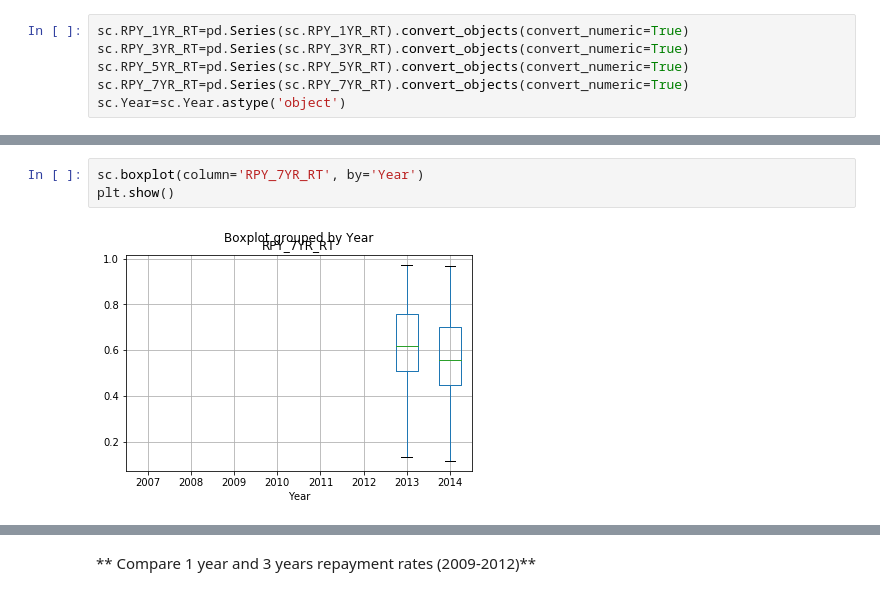
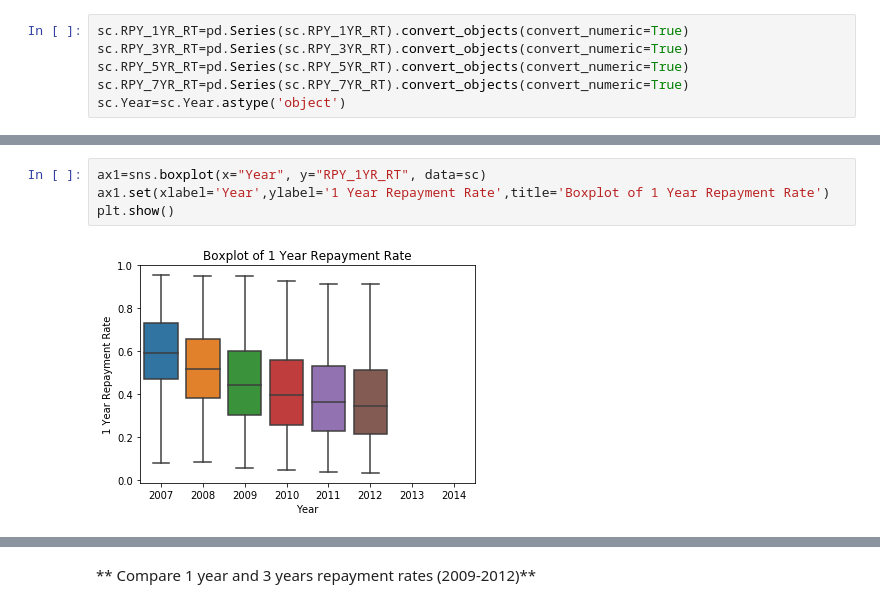
Before and after one commit to UNCG-CSE/Uni-X, a Jupyter notebook: codes/plots for repayment.ipynb, the cells around one changed output, grey strips where cells are left out. Cells and saved outputs as stored; diff of their text form.

```diff
--- a/codes/plots for repayment.ipynb
+++ b/codes/plots for repayment.ipynb
@@ -90,5 +76,6 @@ plt.show()
-# %%
-sc.boxplot(column='RPY_7YR_RT', by='Year')
-plt.show()
-# %% [output]
-[figure, removed]
+# %%
+ax1=sns.boxplot(x="Year", y="RPY_1YR_RT", data=sc)
+ax1.set(xlabel='Year',ylabel='1 Year Repayment Rate',title='Boxplot of 1 Year Repayment Rate')
+plt.show()
+# %% [output]
+[figure, added]
```
Also changed, not shown: parts of 18 cells of this notebook, 1 other file.
